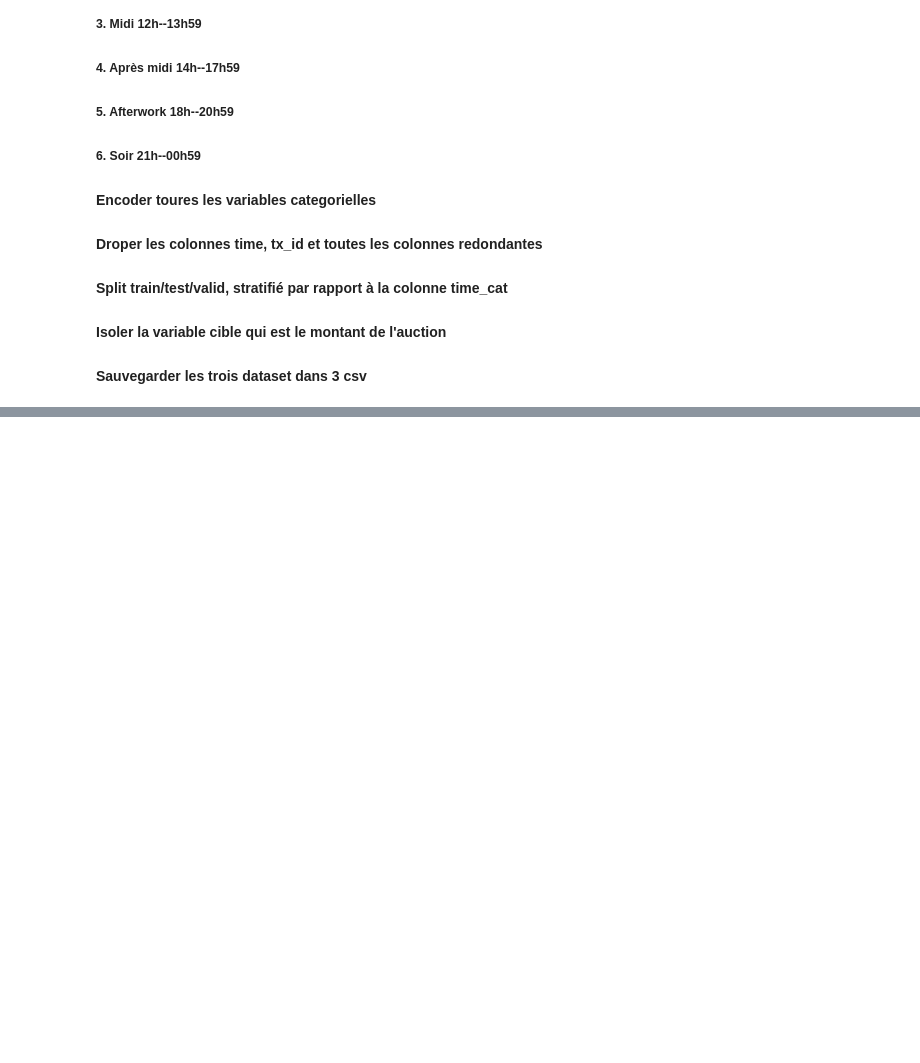
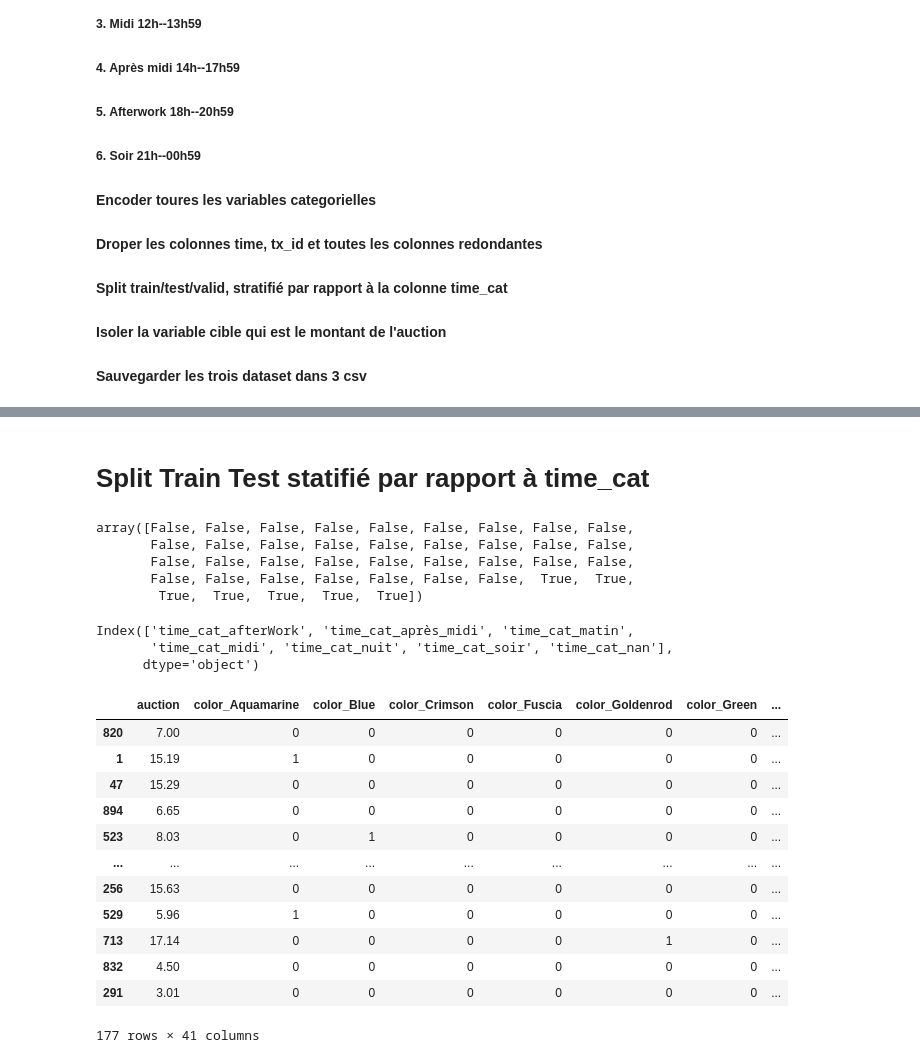
Before and after one commit to Medgoby/Article-summarization, a Jupyter notebook: My_Data_Quality.ipynb, the cells around one changed output, grey strips where cells are left out. Saved outputs shown, nothing was run; the diff lists cells and outputs as text; code cells hidden in the pictures; blank space fills up the shorter version.

```diff
--- a/My_Data_Quality.ipynb
+++ b/My_Data_Quality.ipynb
@@ -1917,0 +2585,8 @@ https://bit.ly/titanic-test-set
+# %%
+df['time']=pd.to_datetime(df['time'])
+df['auction']=df['auction'].str.replace('$','').astype(float)
+df['color']=df['color'].astype('category')
+df['shirt size']=df['shirt size'].astype('category')
+df['condition']=df['condition'].astype('category')
+
+df.dtypes
@@ -1917,0 +2617,9 @@ https://bit.ly/titanic-test-set
+# %%
+tmp=df['time'].dt.hour * 100 + df['time'].dt.minute
+tmp=pd.cut(tmp,
+            bins=[0,59,629,1159,1359,1759,2059,2400],
+            labels=['soir','nuit','matin',
+                    'midi','après_midi','afterWork','soir2'])
+df['time_cat']=tmp.str.replace('2','').astype('category')
+
+df.head()
@@ -1917,0 +2633,4 @@ https://bit.ly/titanic-test-set
+# %%
+df.drop(['time','tx id'],
+        axis=1,
+        inplace=True)
@@ -1917,0 +2659,3 @@ https://bit.ly/titanic-test-set
+# %%
+df=pd.get_dummies(df,dummy_na=True)
+df.dtypes.head()
@@ -1917,0 +2684,32 @@ https://bit.ly/titanic-test-set
+# %% [markdown]
+# Split Train Test statifié par rapport à time_cat
+# %%
+df.columns.str.contains('time_cat')
+# %% [output]
+array([False, False, False, False, False, False, False, False, False,
+       False, False, False, False, False, False, False, False, False,
+       False, False, False, False, False, False, False, False, False,
+       False, False, False, False, False, False, False,  True,  True,
+        True,  True,  True,  True,  True])
+# %%
+df.columns[df.columns.str.contains('time_cat')]
+# %% [output]
+Index(['time_cat_afterWork', 'time_cat_après_midi', 'time_cat_matin',
+       'time_cat_midi', 'time_cat_nuit', 'time_cat_soir', 'time_cat_nan'],
+      dtype='object')
+# %%
+df[df['time_cat_matin']==1].sample(frac=0.8)
+# %% [output]
+|  | auction | color_Aquamarine | color_Blue | color_Crimson | color_Fuscia | color_Goldenrod | color_Green | ... |
+| 820 | 7.00 | 0 | 0 | 0 | 0 | 0 | 0 | ... |
+| 1 | 15.19 | 1 | 0 | 0 | 0 | 0 | 0 | ... |
+| 47 | 15.29 | 0 | 0 | 0 | 0 | 0 | 0 | ... |
+| 894 | 6.65 | 0 | 0 | 0 | 0 | 0 | 0 | ... |
+| 523 | 8.03 | 0 | 1 | 0 | 0 | 0 | 0 | ... |
+| ... | ... | ... | ... | ... | ... | ... | ... | ... |
+| 256 | 15.63 | 0 | 0 | 0 | 0 | 0 | 0 | ... |
+| 529 | 5.96 | 1 | 0 | 0 | 0 | 0 | 0 | ... |
+| 713 | 17.14 | 0 | 0 | 0 | 0 | 1 | 0 | ... |
+| 832 | 4.50 | 0 | 0 | 0 | 0 | 0 | 0 | ... |
+| 291 | 3.01 | 0 | 0 | 0 | 0 | 0 | 0 | ... |
+177 rows × 41 columns
```
Also changed, not shown: parts of 165 cells of this notebook.
